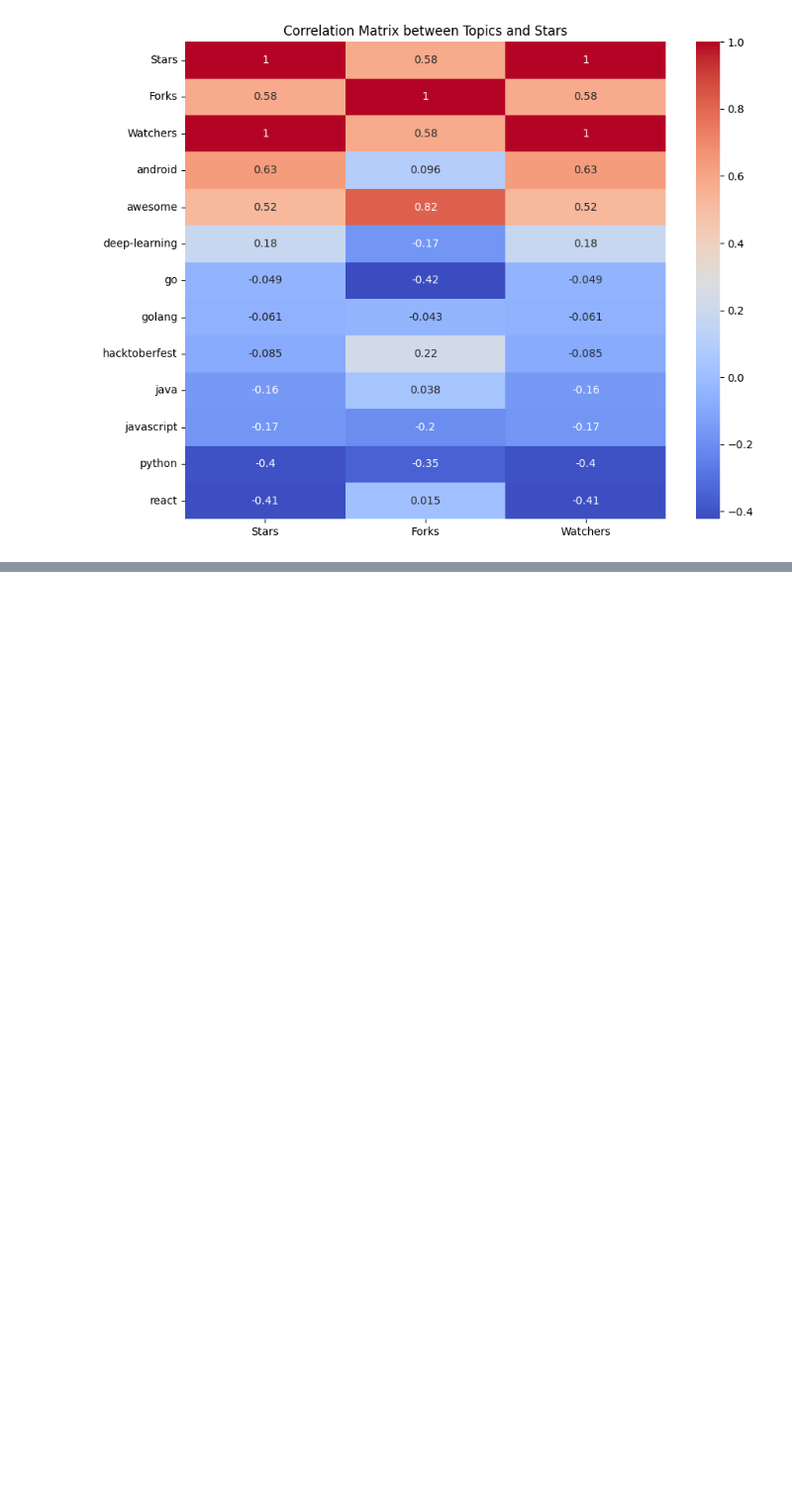
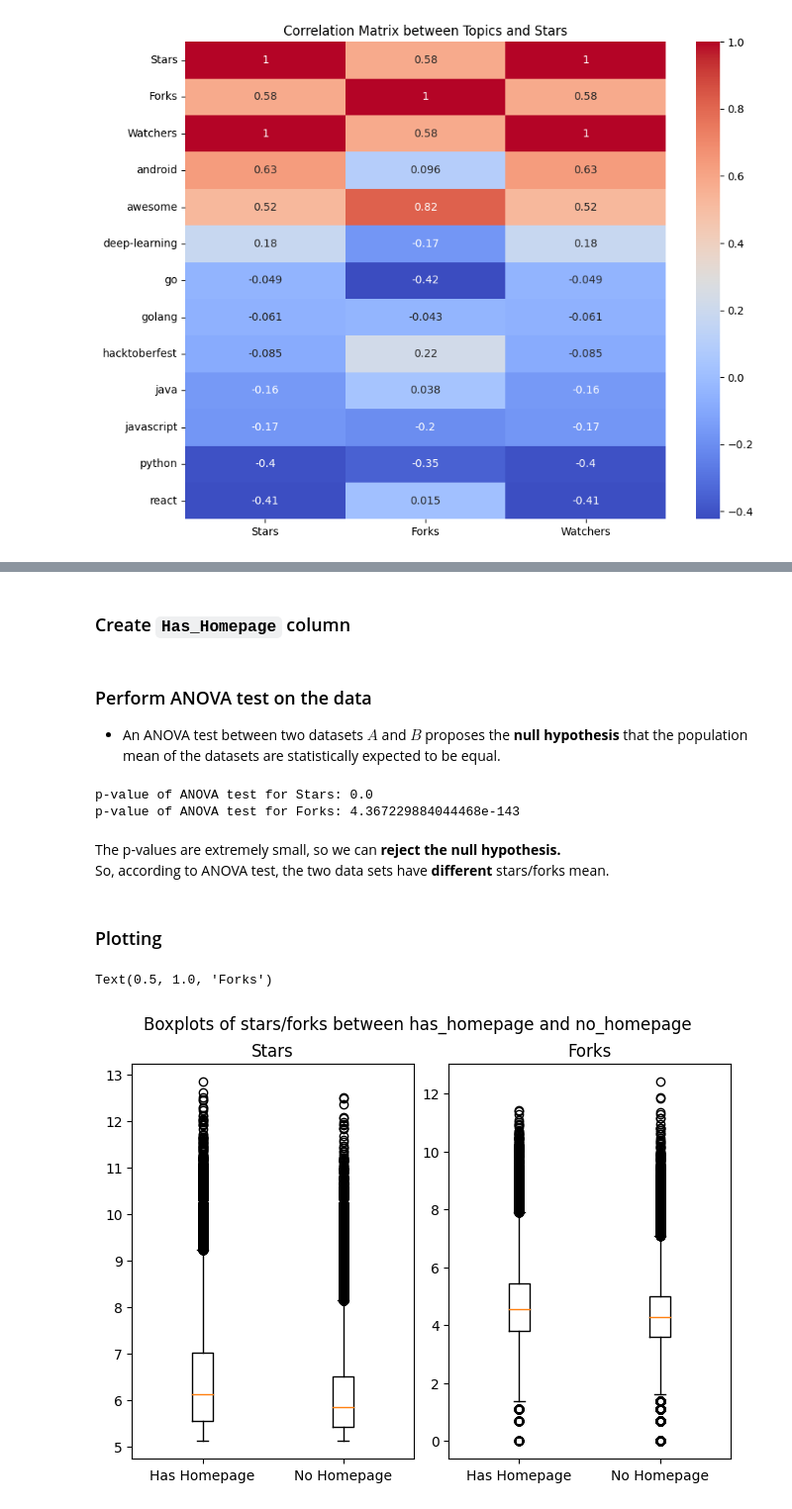
Before and after one commit to lmkq/P4DS, a Jupyter notebook: notebooks/3.0-Answering-Question.ipynb, the cells around one changed output, grey strips where cells are left out. Shown: that part at 99% size. Saved outputs shown, nothing was run; the diff lists cells and outputs as text; code cells hidden in the pictures; blank space fills up the shorter version.

```diff
--- a/notebooks/3.0-Answering-Question.ipynb
+++ b/notebooks/3.0-Answering-Question.ipynb
@@ -199,0 +250,33 @@ plt.title('Correlation Matrix between Topics and Stars');
+# %% [markdown]
+### Create `Has_Homepage` column
+# %%
+df['Has_Homepage'] = ~df['Homepage'].isna()
+# %% [markdown]
+### Perform ANOVA test on the data
+- An ANOVA test between two datasets $A$ and $B$ proposes the **null hypothesis** that the population mean of the datasets are statistically expected to be equal.
+# %%
+stars_anovatest = stats.f_oneway(df[df['Has_Homepage'] == True]['Stars'], df[df['Has_Homepage'] == False]['Stars'], )
+forks_anovatest = stats.f_oneway(df[df['Has_Homepage'] == True]['Forks'], df[df['Has_Homepage'] == False]['Forks'])
+
+print('p-value of ANOVA test for Stars:', stars_anovatest.pvalue)
+print('p-value of ANOVA test for Forks:', forks_anovatest.pvalue)
+# %% [output]
+p-value of ANOVA test for Stars: 0.0
+p-value of ANOVA test for Forks: 4.367229884044468e-143
+# %% [markdown]
+The p-values are extremely small, so we can **reject the null hypothesis.**
+So, according to ANOVA test, the two data sets have **different** stars/forks mean.
+# %% [markdown]
+### Plotting
+# %%
+fig = plt.figure(layout='constrained')
+fig.suptitle('Boxplots of stars/forks between has_homepage and no_homepage')
+axs = fig.subplots(1,2)
+
+axs[0].boxplot([np.log(df[df['Has_Homepage'] == True]['Stars']), np.log(df[df['Has_Homepage'] == False]['Stars'])], labels=['Has Homepage', 'No Homepage'])
+axs[0].set_title('Stars')
+axs[1].boxplot([np.log(df[df['Has_Homepage'] == True]['Forks']), np.log(df[df['Has_Homepage'] == False]['Forks'])], labels=['Has Homepage', 'No Homepage'])
+axs[1].set_title('Forks')
+# %% [output]
+Text(0.5, 1.0, 'Forks')
+[figure, added]
```
Also changed, not shown: parts of 31 cells of this notebook.
